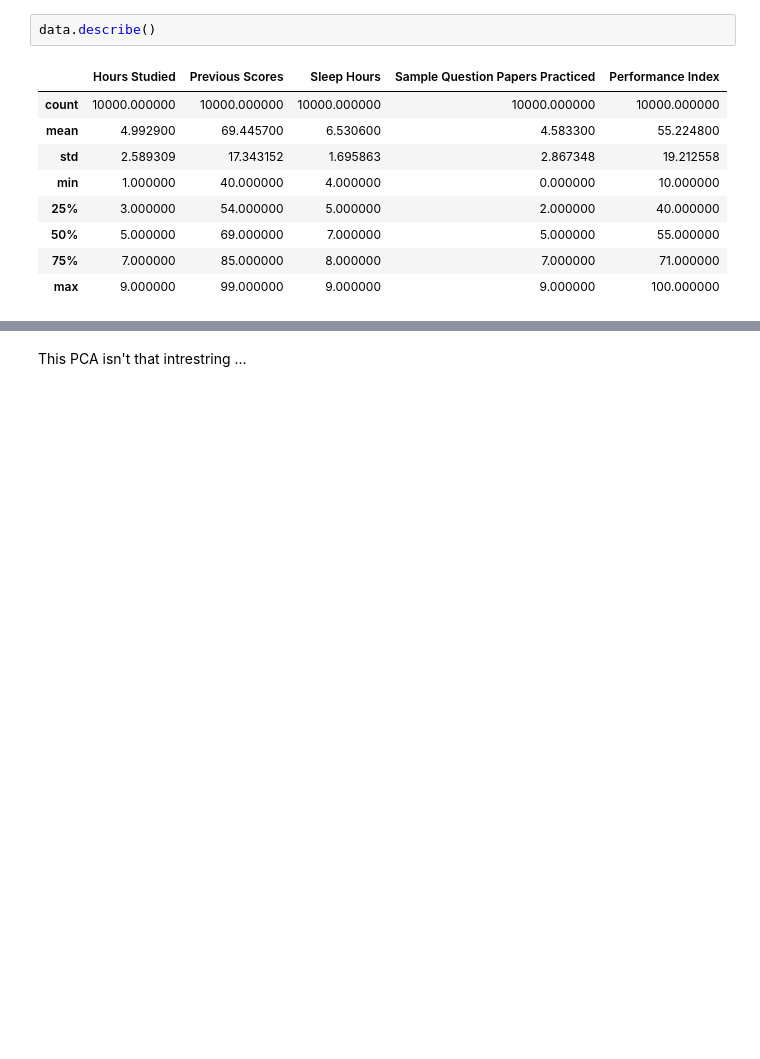
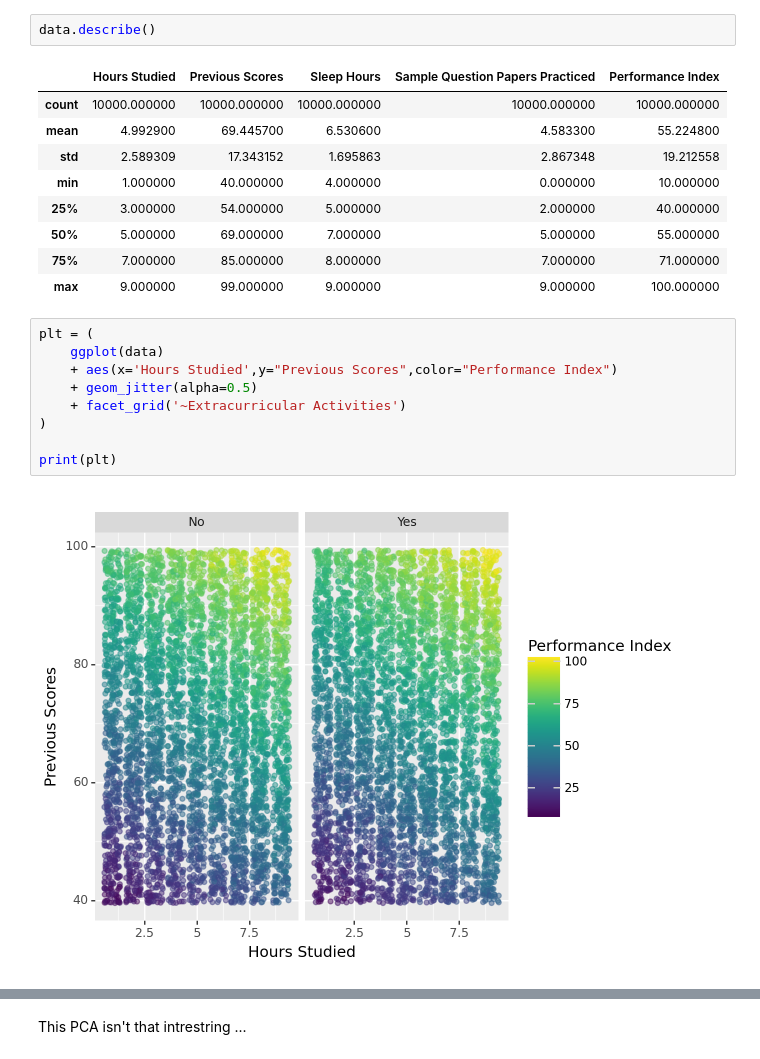
Before and after one commit to ISIPINK/Browsing-Data-Sets, a Jupyter notebook: Student Performance/main.ipynb, the cells around one changed output, grey strips where cells are left out. Cells and saved outputs as stored; diff of their text form; blank space fills up the shorter version.

```diff
--- a/Student Performance/main.ipynb
+++ b/Student Performance/main.ipynb
@@ -41,3 +15,14 @@ data.describe()
 | 50% | 5.000000 | 69.000000 | 7.000000 | 5.000000 | 55.000000 |
 | 75% | 7.000000 | 85.000000 | 8.000000 | 7.000000 | 71.000000 |
 | max | 9.000000 | 99.000000 | 9.000000 | 9.000000 | 100.000000 |
+# %%
+plt = (
+    ggplot(data)
+    + aes(x='Hours Studied',y="Previous Scores",color="Performance Index")
+    + geom_jitter(alpha=0.5)
+    + facet_grid('~Extracurricular Activities')
+)
+
+print(plt)
+# %% [output]
+[figure, added]
```
Also changed, not shown: parts of 8 cells of this notebook.
